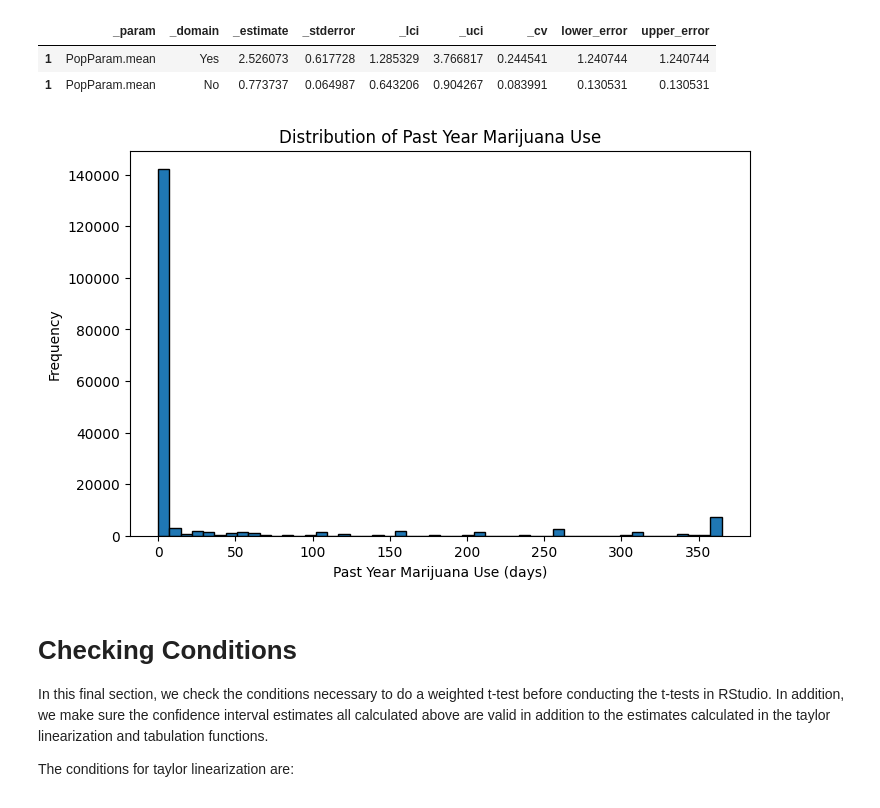
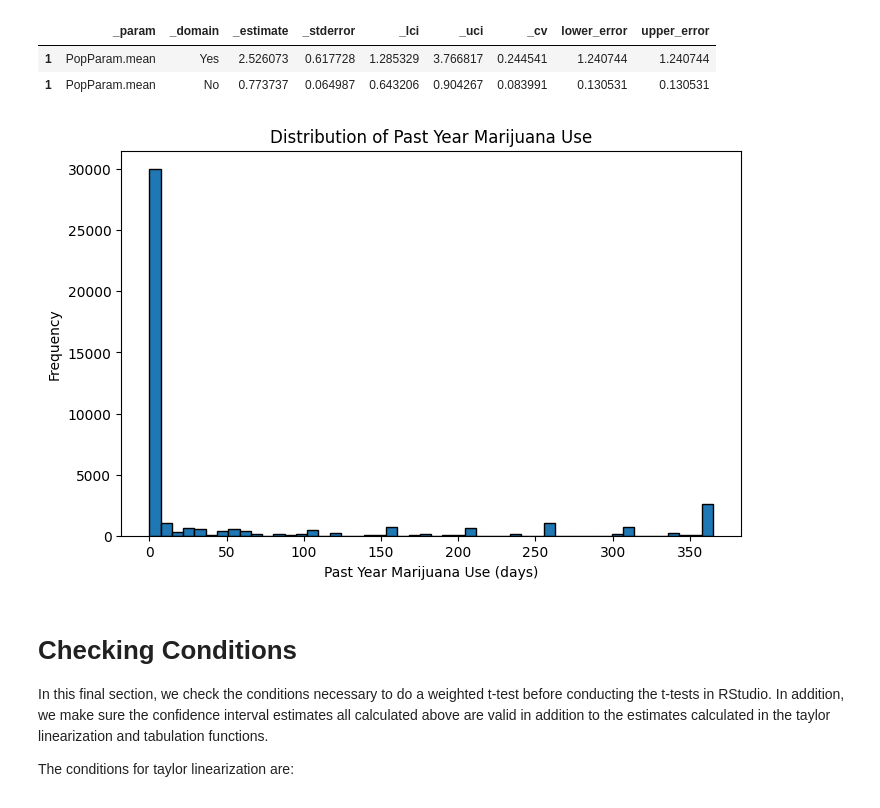
Before and after one commit to Platt-John/John-Platt-DA-401-Project, a Jupyter notebook: code/DA_401_Data_Exploration.ipynb, the cells around one changed output. Saved outputs shown, nothing was run; the diff lists cells and outputs as text; code cells hidden in the pictures.

```diff
--- a/code/DA_401_Data_Exploration.ipynb
+++ b/code/DA_401_Data_Exploration.ipynb
@@ -1874,13 +1874,13 @@ mean_comp2(nsduh_2123,'IRHALLUCYFQ','MHTINPPY','Received inpatient mental health
 # %%
 #Histogram of marijuana use (unweighted)
 plt.figure(figsize=(8, 5))
-plt.hist(nsduh_2123['IRMJFY'].dropna(), bins=50, edgecolor='black')
+plt.hist(nsduh_2123.loc[nsduh_2123['CATAGE']==2,'IRMJFY'].dropna(), bins=50, edgecolor='black')
 plt.xlabel('Past Year Marijuana Use (days)')
 plt.ylabel('Frequency')
 plt.title('Distribution of Past Year Marijuana Use')
 plt.show()
 # %% [output]
-[figure, old version]
+[figure, new version]
 # %% [markdown]
 # Checking Conditions
 
```
Also changed, not shown: 1 other file.
